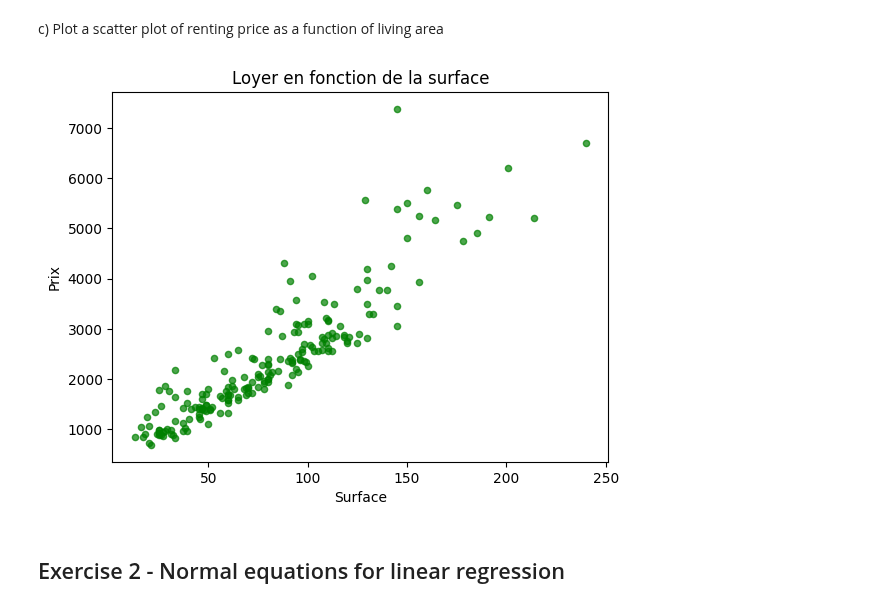
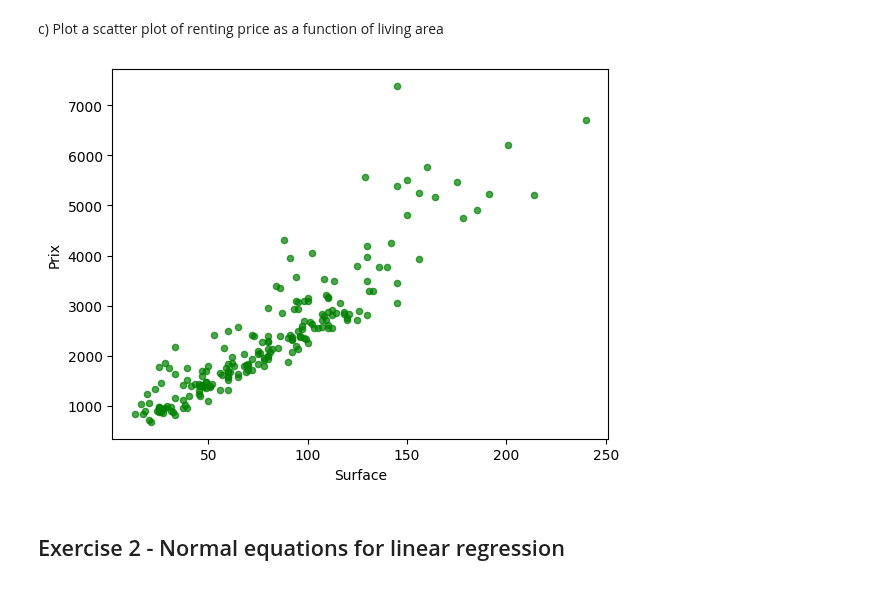
Before and after one commit to pleopleo6/FTP__ML, a Jupyter notebook: ML-PW-04-pellandini-gervasio-jaquet/pw4-linear-regression-pellandini-gervasio-jaquet.ipynb, the cells around one changed output. Drawn from its saved outputs; the diff is of its cells as text; code cells hidden in the pictures.

```diff
--- a/ML-PW-04-pellandini-gervasio-jaquet/pw4-linear-regression-pellandini-gervasio-jaquet.ipynb
+++ b/ML-PW-04-pellandini-gervasio-jaquet/pw4-linear-regression-pellandini-gervasio-jaquet.ipynb
@@ -62,13 +62,12 @@ c) Plot a scatter plot of renting price as a function of living area
 # %%
 # Your code here
 dataset.plot.scatter(x="living_area",y="rent_price", color="green", alpha=0.7)
 
-plt.title("Loyer en fonction de la surface")
 plt.xlabel("Surface")
 plt.ylabel("Prix")
 plt.show()
 # %% [output]
-[figure, old version]
+[figure, new version]
 # %% [markdown]
 ## Exercise 2 - Normal equations for linear regression
 # %% [markdown]
```
Also changed, not shown: parts of 5 cells of this notebook, 3 other files.
